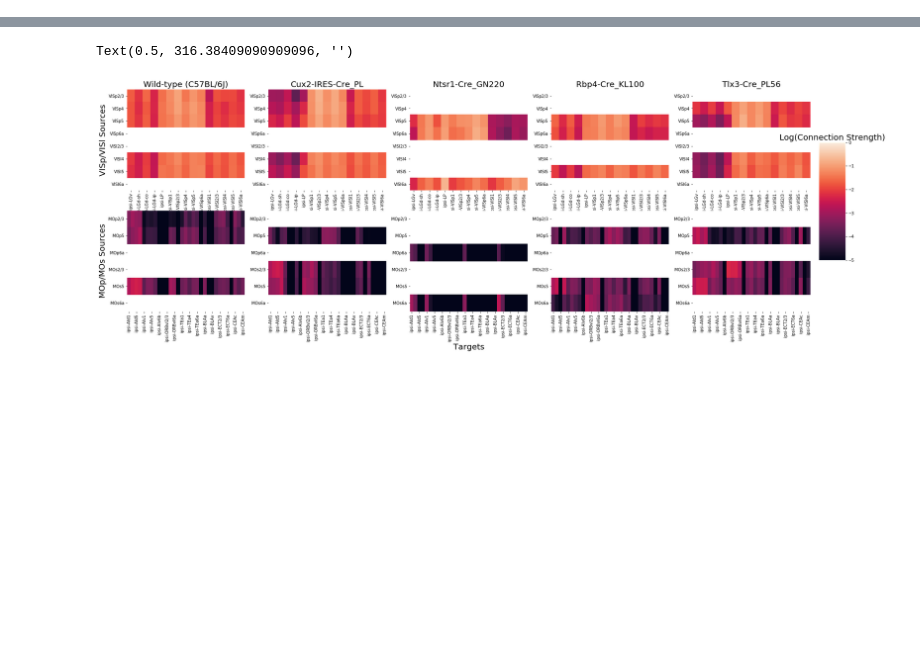
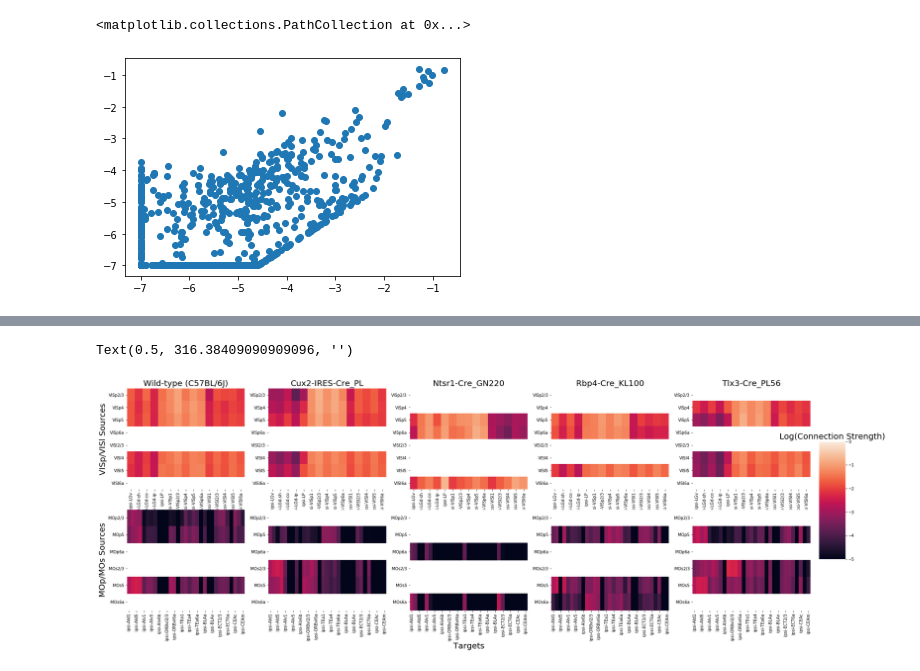
Before and after one commit to AllenInstitute/mouse_connectivity_models, a Jupyter notebook: analyses/paper/connectivitycreation/Figure3_v2.ipynb, the cells around one changed output, grey strips where cells are left out. Saved outputs shown, nothing was run; the diff lists cells and outputs as text; code cells hidden in the pictures; blank space fills up the shorter version.

```diff
--- a/analyses/paper/connectivitycreation/Figure3_v2.ipynb
+++ b/analyses/paper/connectivitycreation/Figure3_v2.ipynb
@@ -222,0 +392,5 @@ Text(0.5, 316.38409090909096, '')
+# %%
+plt.scatter(wt_conn_log.loc['MOp6a'], Ntsr1_conn_log.loc['MOp6a'])
+# %% [output]
+<matplotlib.collections.PathCollection at 0x...>
+[figure, added]
```
Also changed, not shown: parts of 15 cells of this notebook, 23 other files.
